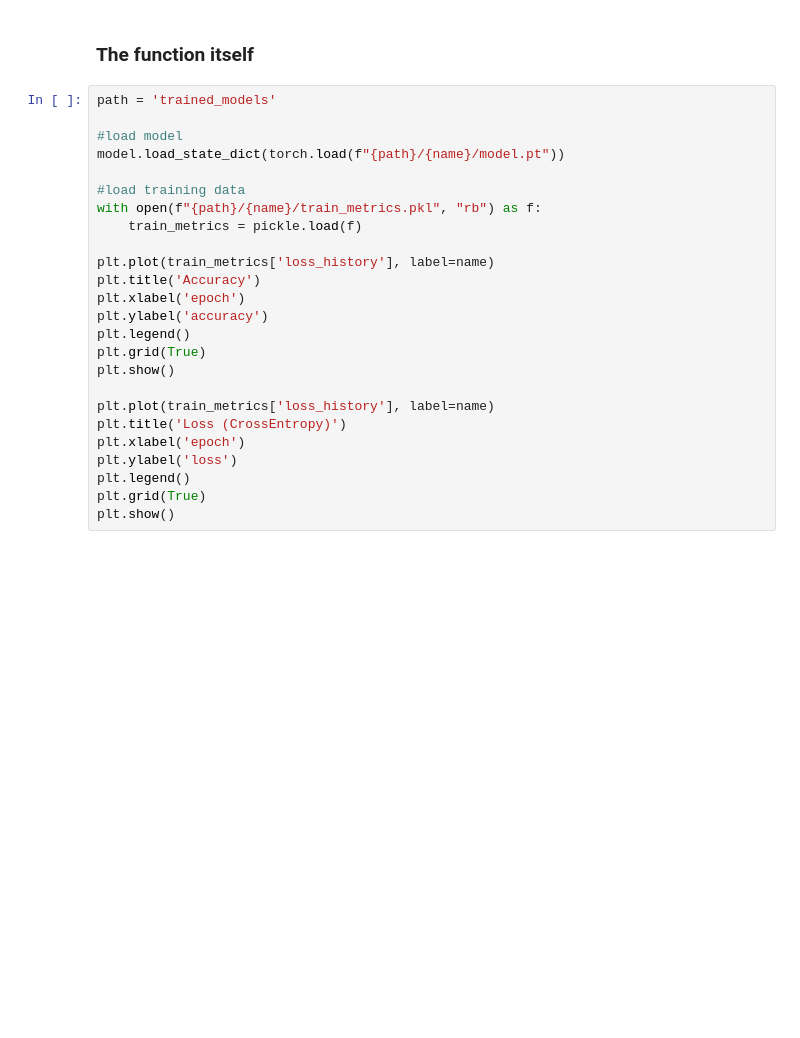
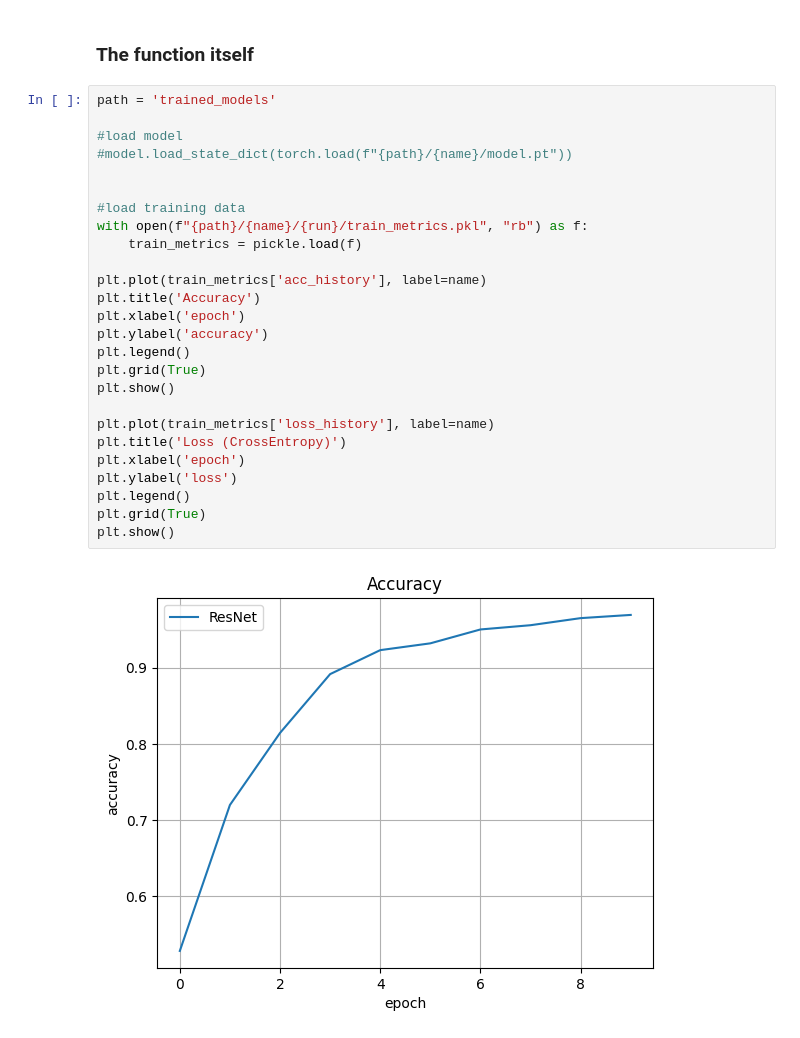
Before and after one commit to mrtynx/hns-bl, a Jupyter notebook: projekt-architektura/zadanie_u_train_performace.ipynb, the cells around one changed output. Saved outputs shown, nothing was run; the diff lists cells and outputs as text; blank space fills up the shorter version.

```diff
--- a/projekt-architektura/zadanie_u_train_performace.ipynb
+++ b/projekt-architektura/zadanie_u_train_performace.ipynb
@@ -38,25 +38,28 @@ name = model.__class__.__name__
 # %%
 path = 'trained_models'
 
 #load model
-model.load_state_dict(torch.load(f"{path}/{name}/model.pt"))
+#model.load_state_dict(torch.load(f"{path}/{name}/model.pt"))
+
 
 #load training data
-with open(f"{path}/{name}/train_metrics.pkl", "rb") as f:
+with open(f"{path}/{name}/{run}/train_metrics.pkl", "rb") as f:
     train_metrics = pickle.load(f)
 
-plt.plot(train_metrics['loss_history'], label=name)
+plt.plot(train_metrics['acc_history'], label=name)
 plt.title('Accuracy')
 plt.xlabel('epoch')
 plt.ylabel('accuracy')
 plt.legend()
 plt.grid(True)
 plt.show()
 
 plt.plot(train_metrics['loss_history'], label=name)
 plt.title('Loss (CrossEntropy)')
 plt.xlabel('epoch')
 plt.ylabel('loss')
 plt.legend()
 plt.grid(True)
 plt.show()
+# %% [output]
+[figure, added]
```
Also changed, not shown: parts of 1 cell of this notebook, 3 other files.
